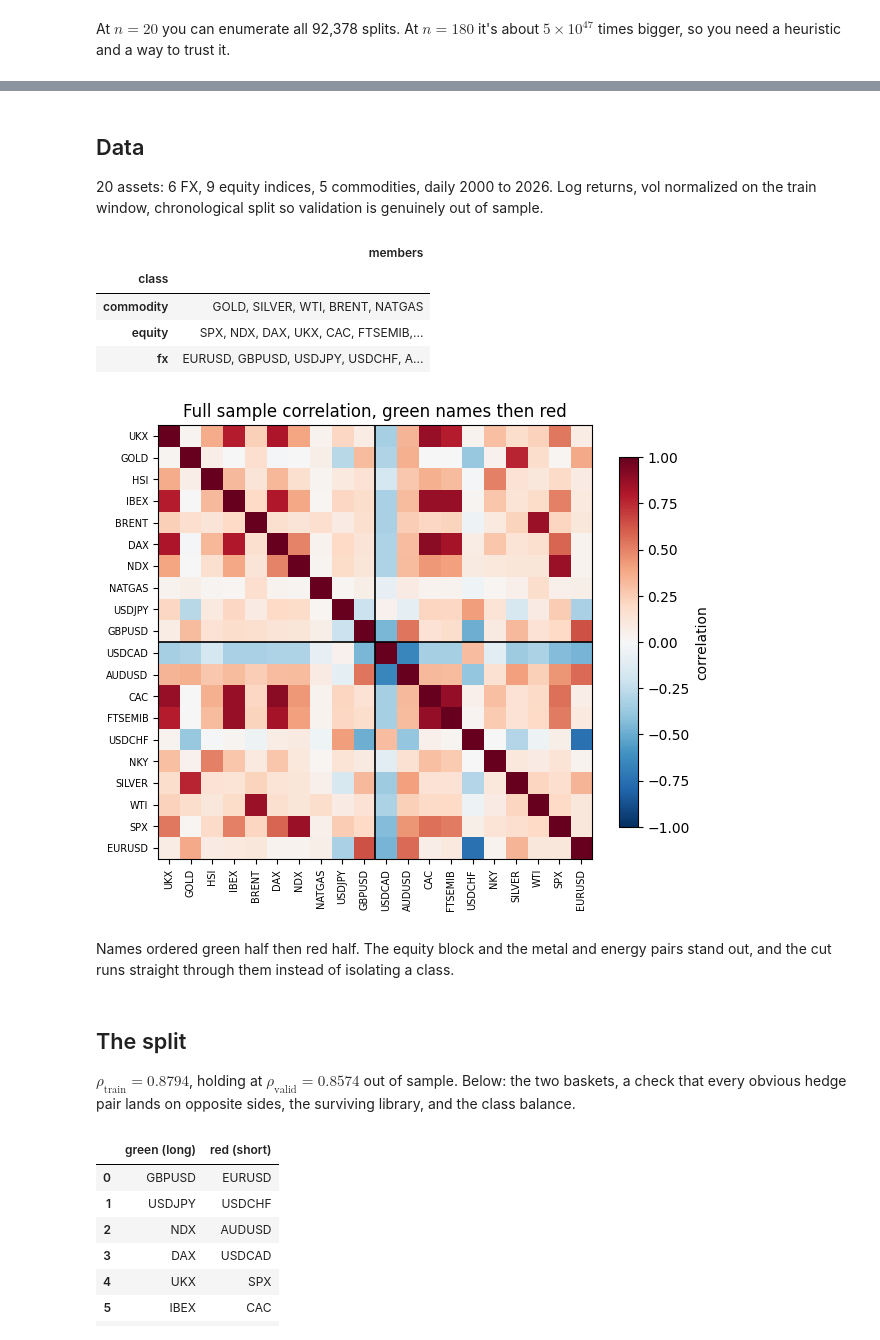
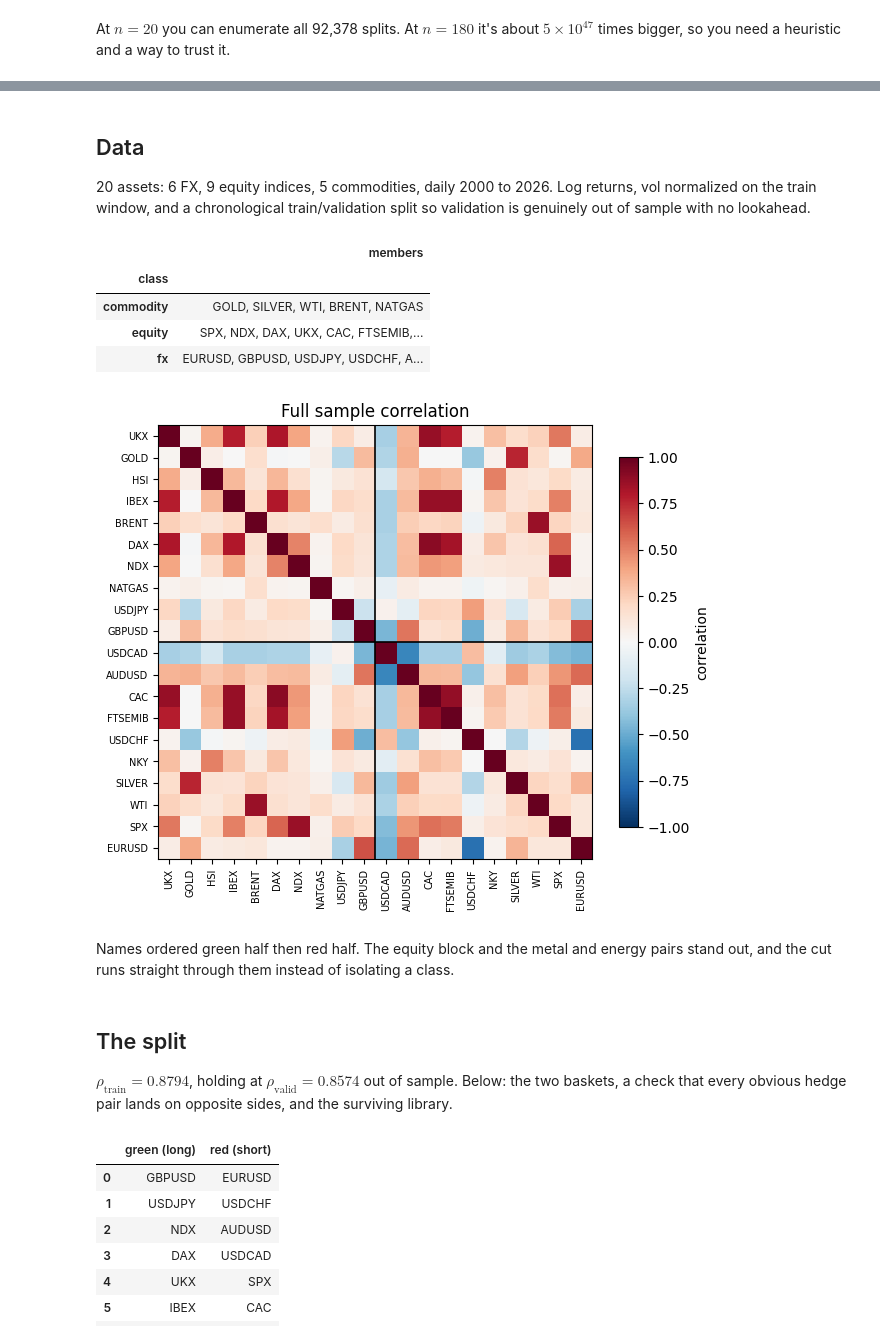
Before and after one commit to nbellos/maxcorr-splits, a Jupyter notebook: report.ipynb, the cells around one changed output, grey strips where cells are left out. Saved outputs shown, nothing was run; the diff lists cells and outputs as text; code cells hidden in the pictures.

Commit message:
corr ls split report

```diff
--- a/report.ipynb
+++ b/report.ipynb
@@ -99,7 +105,7 @@ so each pass is cheap. Then multi start: spectral, PCA, random, and random draws
 # %% [markdown]
 ## Data
 
-20 assets: 6 FX, 9 equity indices, 5 commodities, daily 2000 to 2026. Log returns, vol normalized on the train window, chronological split so validation is genuinely out of sample.
+20 assets: 6 FX, 9 equity indices, 5 commodities, daily 2000 to 2026. Log returns, vol normalized on the train window, and a chronological train/validation split so validation is genuinely out of sample with no lookahead.
 # %%
 tax = pd.DataFrame({"asset": names, "class": [ASSET_CLASSES[nm] for nm in names]})
 tax.groupby("class")["asset"].apply(lambda g: ", ".join(g)).to_frame("members")
@@ -112,27 +118,27 @@ tax.groupby("class")["asset"].apply(lambda g: ", ".join(g)).to_frame("members")
 # %%
 C_full = np.corrcoef(X, rowvar=False)
 order = np.argsort(-best_split)
 half = len(names) // 2
 
 fig, ax = plt.subplots(figsize=(7, 6))
 im = ax.imshow(C_full[np.ix_(order, order)], vmin=-1, vmax=1, cmap="RdBu_r")
 ax.set_xticks(range(len(names)))
 ax.set_xticklabels([names[i] for i in order], rotation=90, fontsize=7)
 ax.set_yticks(range(len(names)))
 ax.set_yticklabels([names[i] for i in order], fontsize=7)
 ax.axhline(half - 0.5, color="k", lw=1.2)
 ax.axvline(half - 0.5, color="k", lw=1.2)
-ax.set_title("Full sample correlation, green names then red")
+ax.set_title("Full sample correlation")
 fig.colorbar(im, ax=ax, shrink=0.8, label="correlation")
 plt.show()
 # %% [output]
-[figure, old version]
+[figure, new version]
 # %% [markdown]
 Names ordered green half then red half. The equity block and the metal and energy pairs stand out, and the cut runs straight through them instead of isolating a class.
 # %% [markdown]
 ## The split
 
-$\rho_{\text{train}} = 0.8794$, holding at $\rho_{\text{valid}} = 0.8574$ out of sample. Below: the two baskets, a check that every obvious hedge pair lands on opposite sides, the surviving library, and the class balance.
+$\rho_{\text{train}} = 0.8794$, holding at $\rho_{\text{valid}} = 0.8574$ out of sample. Below: the two baskets, a check that every obvious hedge pair lands on opposite sides, and the surviving library.
 # %%
 green = [names[i] for i in np.where(best_split == 1)[0]]
 red = [names[i] for i in np.where(best_split == -1)[0]]
```
Also changed, not shown: parts of 32 cells of this notebook.
